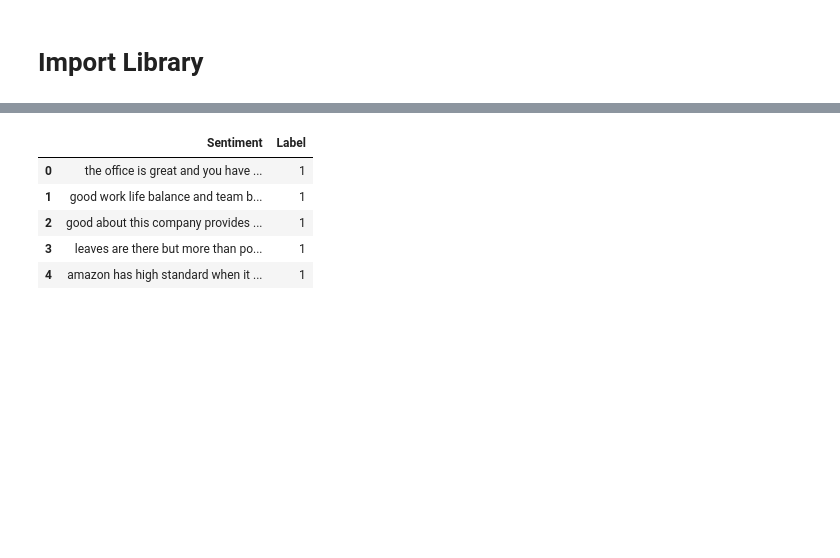
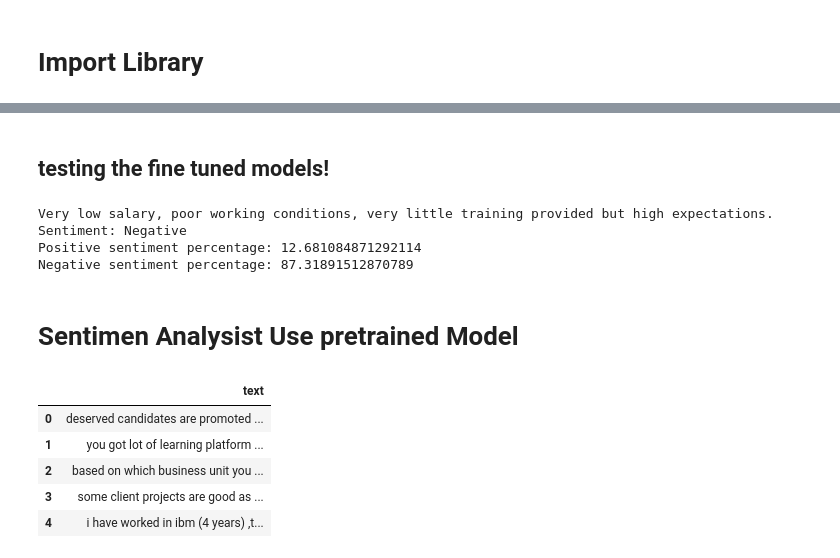
Before and after one commit to Efradgalio/Employee-Sentiment-Tracker, a Jupyter notebook: sentiment_analysis.ipynb, the cells around one changed output, grey strips where cells are left out. Cells and saved outputs as stored; diff of their text form; code cells hidden in the pictures; blank space fills up the shorter version.

Commit message:
update: sentimen Bert model + fine tuned

```diff
--- a/sentiment_analysis.ipynb
+++ b/sentiment_analysis.ipynb
@@ -59,19 +59,0 @@ df.head()
-# %%
-
-# Fungsi untuk menghapus tanda baca
-def remove_punctuation(text):
-    # Menghapus tanda baca dan menggantinya dengan spasi
-    cleaned_text = re.sub(r'[.,]', ' ', text)
-    # Menghapus spasi ganda yang mungkin terbentuk
-    cleaned_text = re.sub(r'\s+', ' ', cleaned_text)
-    return cleaned_text
-
-
-# Mengaplikasikan fungsi ke kolom teks yang diinginkan pada DataFrame yang baru
-df['Likes_cleaned'] = df['Likes'].apply(remove_punctuation)
-df['Dislikes_cleaned'] = df['Dislikes'].apply(remove_punctuation)
-
-pd.set_option('display.max_colwidth', None)
-
-# Menampilkan hasilnya
-df.head()
@@ -188,0 +221,2 @@ len(df['Sentiment'].drop_duplicates())
+# %% [markdown]
+## testing the fine tuned models!
@@ -188,0 +242,21 @@ len(df['Sentiment'].drop_duplicates())
+# %%
+# User input
+user_text = input("")
+
+# Tokenize user input and get predictions
+user_predictions = tokenize_and_predict(user_text)
+positive_percentage, negative_percentage = compute_percentage(user_predictions)
+
+# Determine sentiment
+sentiment = "Positive" if user_predictions.argmax() == 1 else "Negative"
+
+print("Sentiment:", sentiment)
+print("Positive sentiment percentage:", positive_percentage)
+print("Negative sentiment percentage:", negative_percentage)
+# %% [output]
+Very low salary, poor working conditions, very little training provided but high expectations.
+Sentiment: Negative
+Positive sentiment percentage: 12.681084871292114
+Negative sentiment percentage: 87.31891512870789
+# %% [markdown]
+# Sentimen Analysist Use pretrained Model
@@ -189,9 +268,12 @@ len(df['Sentiment'].drop_duplicates())
+# %%
+# Load dataset
+data = pd.read_excel('/content/drive/MyDrive/AI FOR INDONESIA/Final Project/lowercase_text_only_datasets.xlsx')
 # %%
-df.head()
+data.head()
 # %% [output]
-|  | Sentiment | Label |
-| 0 | the office is great and you have ... | 1 |
-| 1 | good work life balance and team b... | 1 |
-| 2 | good about this company provides ... | 1 |
-| 3 | leaves are there but more than po... | 1 |
-| 4 | amazon has high standard when it ... | 1 |
+|  | text |
+| 0 | deserved candidates are promoted ... |
+| 1 | you got lot of learning platform ... |
+| 2 | based on which business unit you ... |
+| 3 | some client projects are good as ... |
+| 4 | i have worked in ibm (4 years) ,t... |
```
Also changed, not shown: parts of 55 cells of this notebook.
